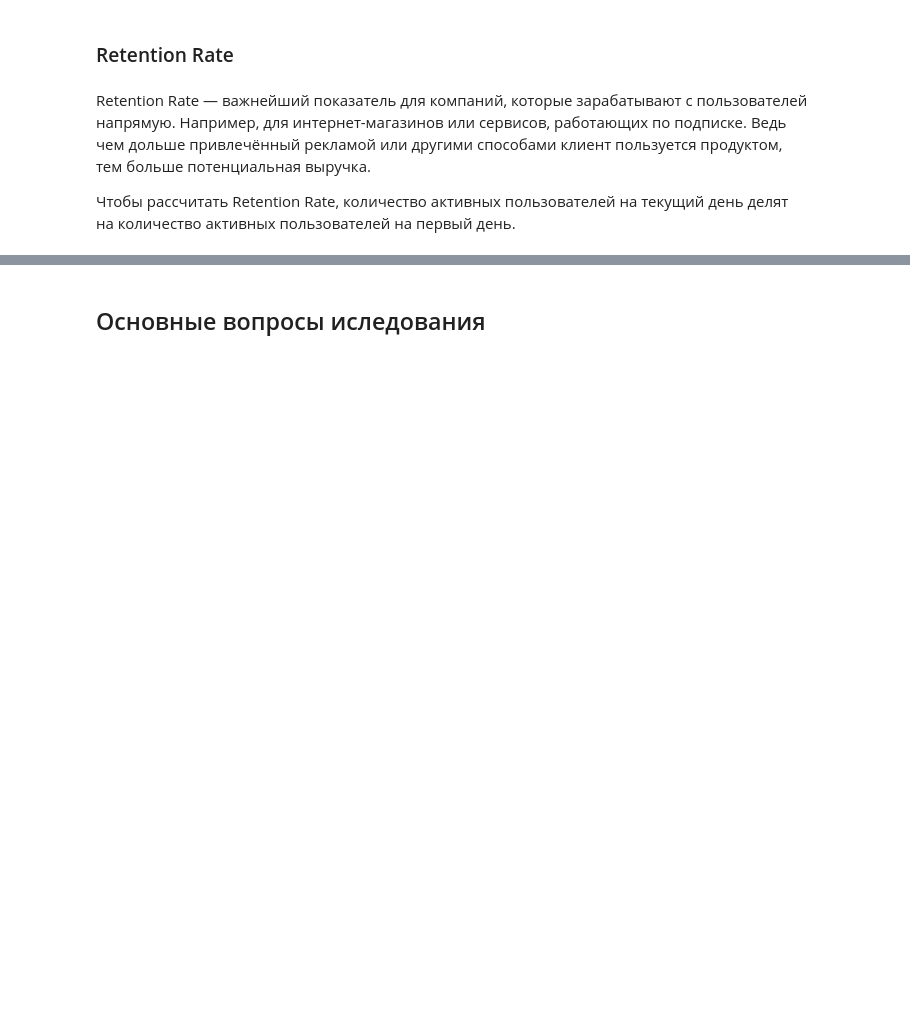
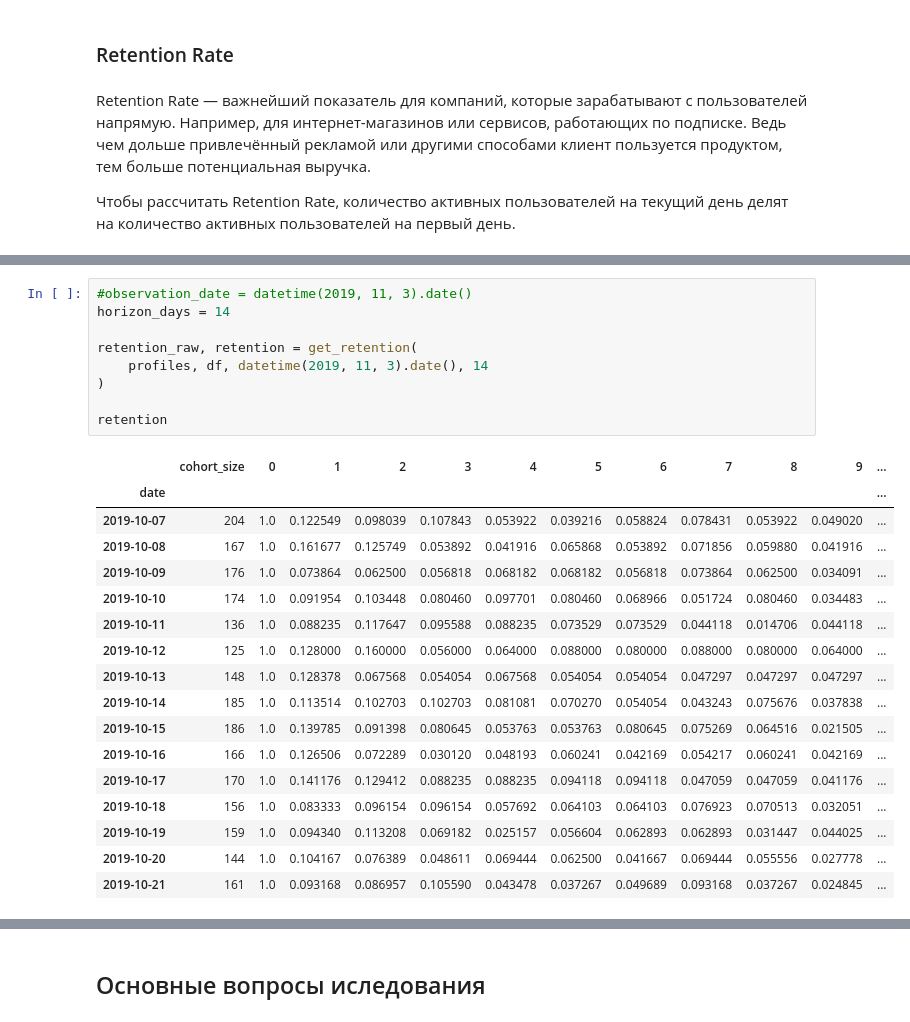
Before and after one commit to DaniilDonike/study_projects, a Jupyter notebook: Apps. Финальный проект/Project_first_try.ipynb, the cells around one changed output, grey strips where cells are left out. Cells and saved outputs as stored; diff of their text form; blank space fills up the shorter version.

```diff
--- a/Apps. Финальный проект/Project_first_try.ipynb
+++ b/Apps. Финальный проект/Project_first_try.ipynb
@@ -390,0 +507,27 @@ Retention Rate — важнейший показатель для компани
+# %%
+#observation_date = datetime(2019, 11, 3).date()
+horizon_days = 14
+
+retention_raw, retention = get_retention(
+    profiles, df, datetime(2019, 11, 3).date(), 14
+)
+
+retention
+# %% [output]
+|  | cohort_size | 0 | 1 | 2 | 3 | 4 | 5 | 6 | 7 | 8 | 9 | ... |
+| date |  |  |  |  |  |  |  |  |  |  |  | ... |
+| 2019-10-07 | 204 | 1.0 | 0.122549 | 0.098039 | 0.107843 | 0.053922 | 0.039216 | 0.058824 | 0.078431 | 0.053922 | 0.049020 | ... |
+| 2019-10-08 | 167 | 1.0 | 0.161677 | 0.125749 | 0.053892 | 0.041916 | 0.065868 | 0.053892 | 0.071856 | 0.059880 | 0.041916 | ... |
+| 2019-10-09 | 176 | 1.0 | 0.073864 | 0.062500 | 0.056818 | 0.068182 | 0.068182 | 0.056818 | 0.073864 | 0.062500 | 0.034091 | ... |
+| 2019-10-10 | 174 | 1.0 | 0.091954 | 0.103448 | 0.080460 | 0.097701 | 0.080460 | 0.068966 | 0.051724 | 0.080460 | 0.034483 | ... |
+| 2019-10-11 | 136 | 1.0 | 0.088235 | 0.117647 | 0.095588 | 0.088235 | 0.073529 | 0.073529 | 0.044118 | 0.014706 | 0.044118 | ... |
+| 2019-10-12 | 125 | 1.0 | 0.128000 | 0.160000 | 0.056000 | 0.064000 | 0.088000 | 0.080000 | 0.088000 | 0.080000 | 0.064000 | ... |
+| 2019-10-13 | 148 | 1.0 | 0.128378 | 0.067568 | 0.054054 | 0.067568 | 0.054054 | 0.054054 | 0.047297 | 0.047297 | 0.047297 | ... |
+| 2019-10-14 | 185 | 1.0 | 0.113514 | 0.102703 | 0.102703 | 0.081081 | 0.070270 | 0.054054 | 0.043243 | 0.075676 | 0.037838 | ... |
+| 2019-10-15 | 186 | 1.0 | 0.139785 | 0.091398 | 0.080645 | 0.053763 | 0.053763 | 0.080645 | 0.075269 | 0.064516 | 0.021505 | ... |
+| 2019-10-16 | 166 | 1.0 | 0.126506 | 0.072289 | 0.030120 | 0.048193 | 0.060241 | 0.042169 | 0.054217 | 0.060241 | 0.042169 | ... |
+| 2019-10-17 | 170 | 1.0 | 0.141176 | 0.129412 | 0.088235 | 0.088235 | 0.094118 | 0.094118 | 0.047059 | 0.047059 | 0.041176 | ... |
+| 2019-10-18 | 156 | 1.0 | 0.083333 | 0.096154 | 0.096154 | 0.057692 | 0.064103 | 0.064103 | 0.076923 | 0.070513 | 0.032051 | ... |
+| 2019-10-19 | 159 | 1.0 | 0.094340 | 0.113208 | 0.069182 | 0.025157 | 0.056604 | 0.062893 | 0.062893 | 0.031447 | 0.044025 | ... |
+| 2019-10-20 | 144 | 1.0 | 0.104167 | 0.076389 | 0.048611 | 0.069444 | 0.062500 | 0.041667 | 0.069444 | 0.055556 | 0.027778 | ... |
+| 2019-10-21 | 161 | 1.0 | 0.093168 | 0.086957 | 0.105590 | 0.043478 | 0.037267 | 0.049689 | 0.093168 | 0.037267 | 0.024845 | ... |
```
Also changed, not shown: parts of 12 cells of this notebook.
